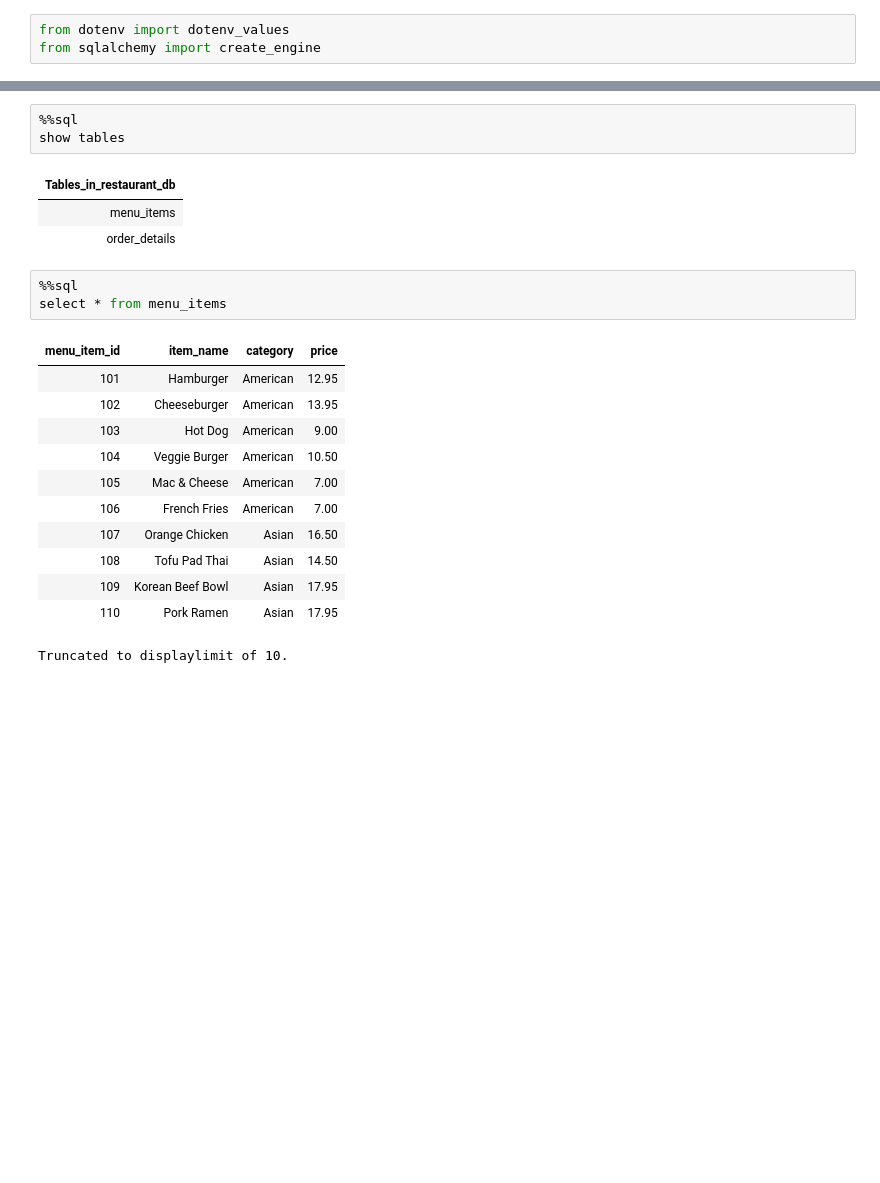
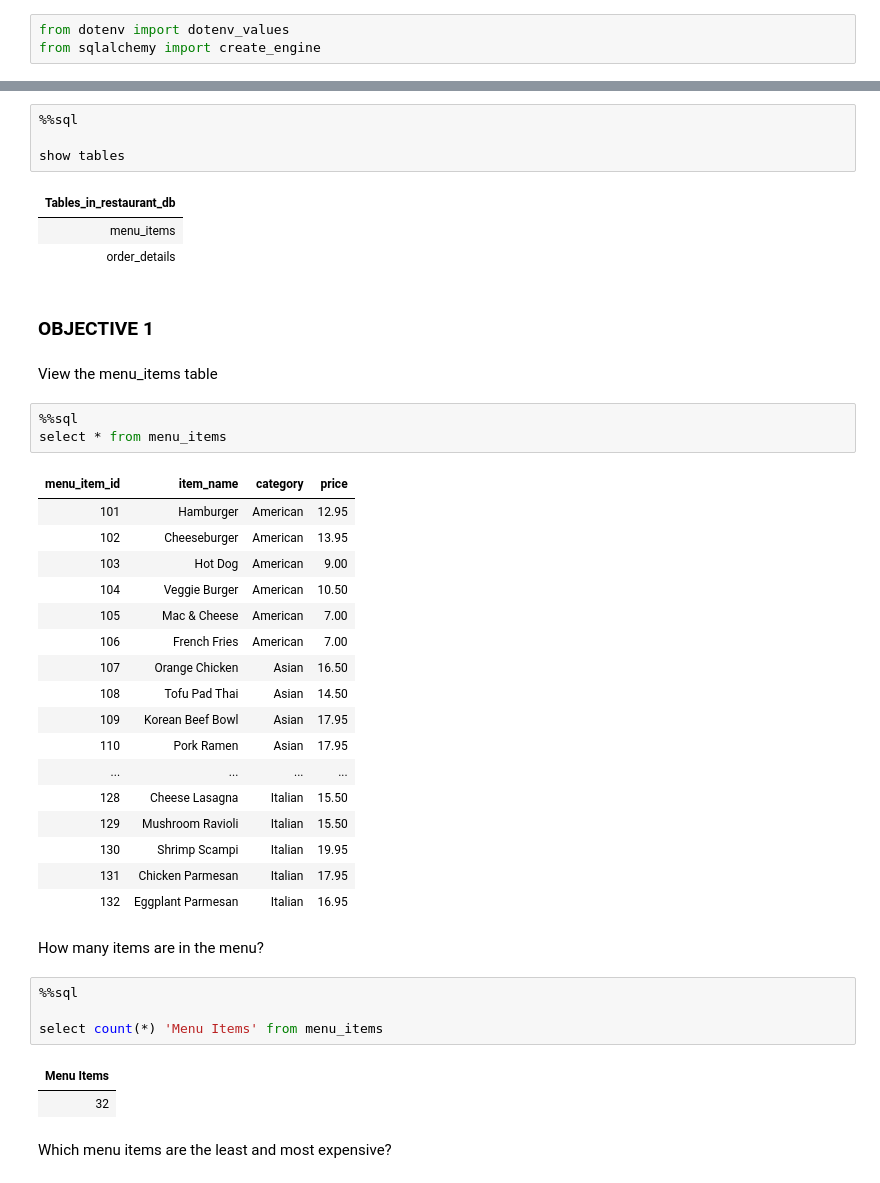
Before and after one commit to adrielmolina/portfolio, a Jupyter notebook: restaurant_order_analysis.ipynb, the cells around one changed output, grey strips where cells are left out. Saved outputs shown, nothing was run; the diff lists cells and outputs as text; blank space fills up the shorter version.

```diff
--- a/restaurant_order_analysis.ipynb
+++ b/restaurant_order_analysis.ipynb
@@ -16,23 +35,44 @@ engine = create_engine(connection_string)
 # %%
 %%sql
+
 show tables
 # %% [output]
 | Tables_in_restaurant_db |
 | menu_items |
 | order_details |
+# %% [markdown]
+### OBJECTIVE 1
+# %% [markdown]
+View the menu_items table
+# %%
+%%sql
+select * from menu_items
+# %% [output]
+| menu_item_id | item_name | category | price |
+| 101 | Hamburger | American | 12.95 |
+| 102 | Cheeseburger | American | 13.95 |
+| 103 | Hot Dog | American | 9.00 |
+| 104 | Veggie Burger | American | 10.50 |
+| 105 | Mac & Cheese | American | 7.00 |
+| 106 | French Fries | American | 7.00 |
+| 107 | Orange Chicken | Asian | 16.50 |
+| 108 | Tofu Pad Thai | Asian | 14.50 |
+| 109 | Korean Beef Bowl | Asian | 17.95 |
+| 110 | Pork Ramen | Asian | 17.95 |
+| ... | ... | ... | ... |
+| 128 | Cheese Lasagna | Italian | 15.50 |
+| 129 | Mushroom Ravioli | Italian | 15.50 |
+| 130 | Shrimp Scampi | Italian | 19.95 |
+| 131 | Chicken Parmesan | Italian | 17.95 |
+| 132 | Eggplant Parmesan | Italian | 16.95 |
+# %% [markdown]
+How many items are in the menu?
 # %%
 %%sql
-select * from menu_items
+
+select count(*) 'Menu Items' from menu_items
 # %% [output]
-| menu_item_id | item_name | category | price |
-| 101 | Hamburger | American | 12.95 |
-| 102 | Cheeseburger | American | 13.95 |
-| 103 | Hot Dog | American | 9.00 |
-| 104 | Veggie Burger | American | 10.50 |
-| 105 | Mac & Cheese | American | 7.00 |
-| 106 | French Fries | American | 7.00 |
-| 107 | Orange Chicken | Asian | 16.50 |
-| 108 | Tofu Pad Thai | Asian | 14.50 |
-| 109 | Korean Beef Bowl | Asian | 17.95 |
-| 110 | Pork Ramen | Asian | 17.95 |
+| Menu Items |
+| 32 |
-Truncated to displaylimit of 10.
+# %% [markdown]
+Which menu items are the least and most expensive?
```
Also changed, not shown: parts of 43 cells of this notebook, 2 other files.
